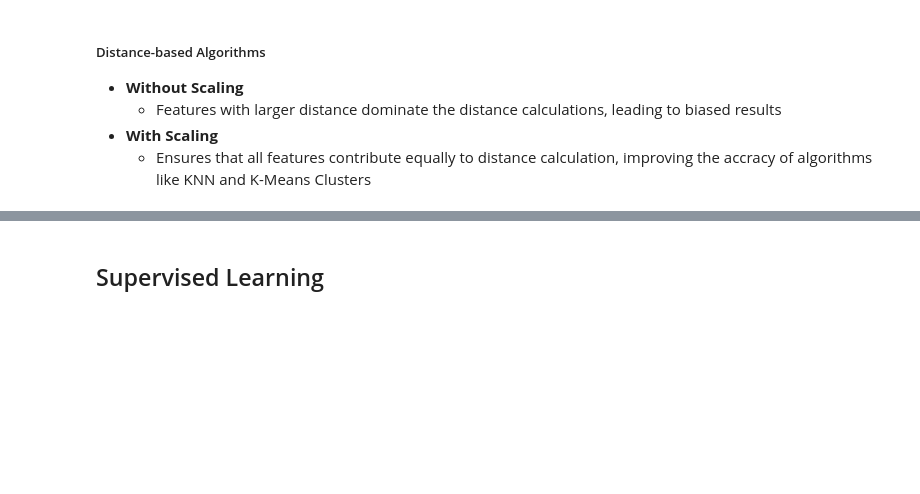
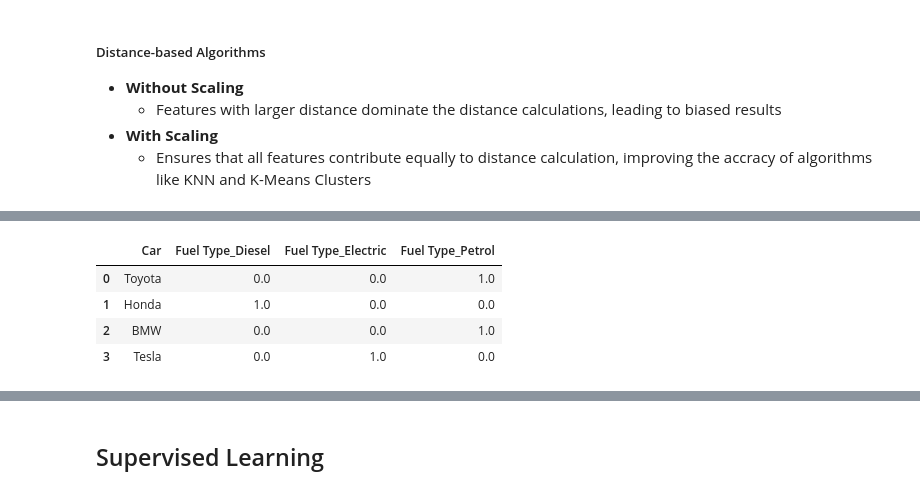
Before and after one commit to mmaazkhanhere/genai-learning-repo, a Jupyter notebook: machine-learning-course/course.ipynb, the cells around one changed output, grey strips where cells are left out. Saved outputs shown, nothing was run; the diff lists cells and outputs as text; code cells hidden in the pictures; blank space fills up the shorter version.

```diff
--- a/machine-learning-course/course.ipynb
+++ b/machine-learning-course/course.ipynb
@@ -365,0 +432,7 @@ You can see that min and max value of each feature ranges between 0 and 1
+# %%
+data = pd.DataFrame({
+    'Car': ['Toyota', 'Honda', 'BMW', 'Tesla'],
+    'Fuel Type': ['Petrol', 'Diesel', 'Petrol', 'Electric']
+})
+
+data
@@ -365,0 +445,14 @@ You can see that min and max value of each feature ranges between 0 and 1
+# %%
+encoder = OneHotEncoder(sparse_output=False)
+encoded_data = encoder.fit_transform(data[['Fuel Type']])
+
+encoded_df = pd.DataFrame(encoded_data, columns = encoder.get_feature_names_out(['Fuel Type']))
+
+new_df = pd.concat([data.drop('Fuel Type', axis=1), encoded_df], axis=1)
+new_df
+# %% [output]
+|  | Car | Fuel Type_Diesel | Fuel Type_Electric | Fuel Type_Petrol |
+| 0 | Toyota | 0.0 | 0.0 | 1.0 |
+| 1 | Honda | 1.0 | 0.0 | 0.0 |
+| 2 | BMW | 0.0 | 0.0 | 1.0 |
+| 3 | Tesla | 0.0 | 1.0 | 0.0 |
```
Also changed, not shown: parts of 125 cells of this notebook.
